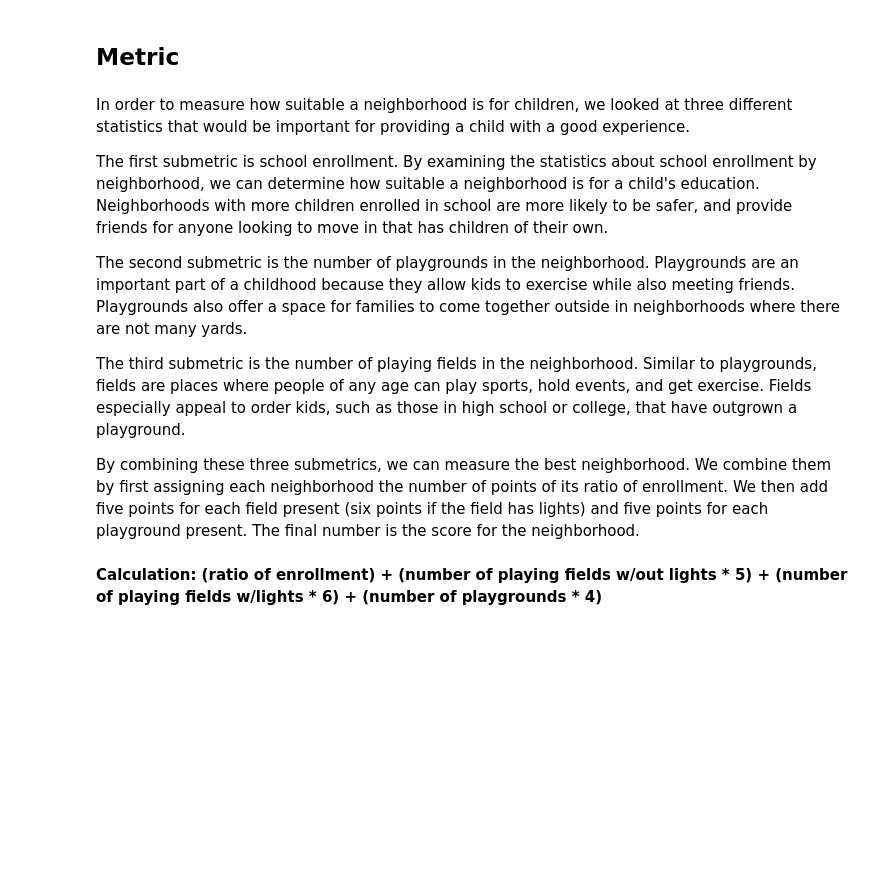
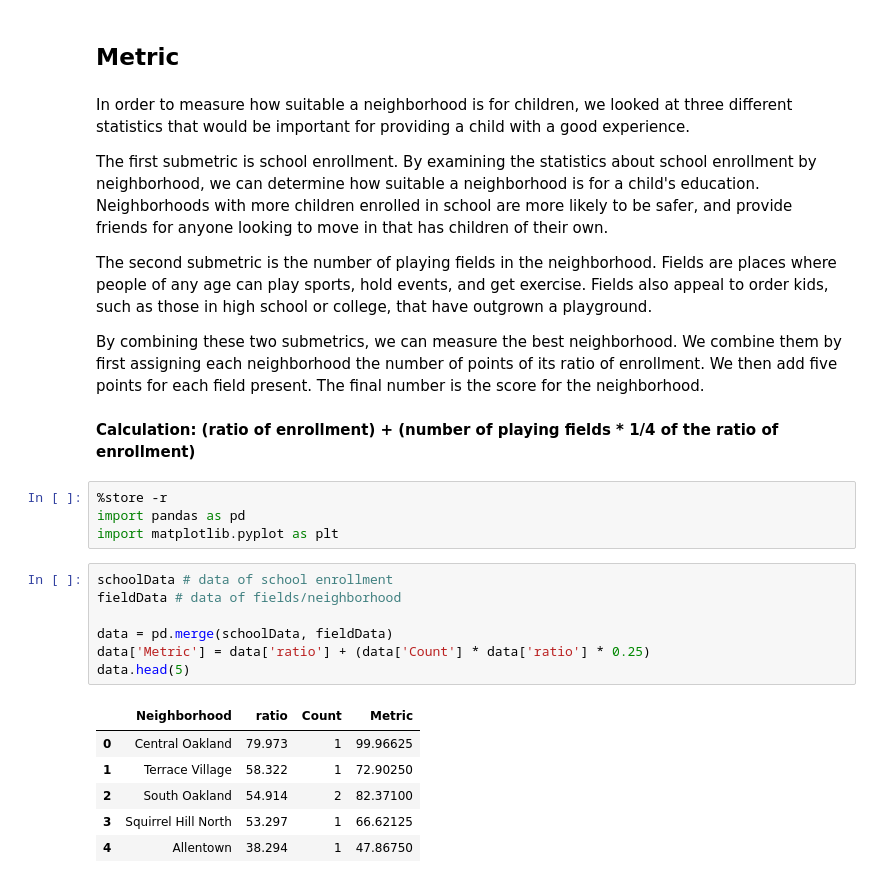
Before and after one commit to camickey7113/CMPINF-0010-Final-Project, a Jupyter notebook: final notebook.ipynb, the cells around one changed output. Drawn from its saved outputs; the diff is of its cells as text; blank space fills up the shorter version.

```diff
--- a/final notebook.ipynb
+++ b/final notebook.ipynb
@@ -13,10 +13,26 @@ In order to measure how suitable a neighborhood is for children, we looked at th
 
 The first submetric is school enrollment. By examining the statistics about school enrollment by neighborhood, we can determine how suitable a neighborhood is for a child's education. Neighborhoods with more children enrolled in school are more likely to be safer, and provide friends for anyone looking to move in that has children of their own.
 
-The second submetric is the number of playgrounds in the neighborhood. Playgrounds are an important part of a childhood because they allow kids to exercise while also meeting friends. Playgrounds also offer a space for families to come together outside in neighborhoods where there are not many yards.
+The second submetric is the number of playing fields in the neighborhood. Fields are places where people of any age can play sports, hold events, and get exercise. Fields also appeal to order kids, such as those in high school or college, that have outgrown a playground.
 
-The third submetric is the number of playing fields in the neighborhood. Similar to playgrounds, fields are places where people of any age can play sports, hold events, and get exercise. Fields especially appeal to order kids, such as those in high school or college, that have outgrown a playground.
-
-By combining these three submetrics, we can measure the best neighborhood. We combine them by first assigning each neighborhood the number of points of its ratio of enrollment. We then add five points for each field present (six points if the field has lights) and five points for each playground present. The final number is the score for the neighborhood.
+By combining these two submetrics, we can measure the best neighborhood. We combine them by first assigning each neighborhood the number of points of its ratio of enrollment. We then add five points for each field present. The final number is the score for the neighborhood.
 # %% [markdown]
-**Calculation: (ratio of enrollment) + (number of playing fields w/out lights * 5) +  (number of playing fields w/lights * 6) + (number of playgrounds * 4)**
+**Calculation: (ratio of enrollment) + (number of playing fields * 1/4 of the ratio of enrollment)**
+# %%
+%store -r
+import pandas as pd
+import matplotlib.pyplot as plt
+# %%
+schoolData # data of school enrollment
+fieldData # data of fields/neighborhood
+
+data = pd.merge(schoolData, fieldData)
+data['Metric'] = data['ratio'] + (data['Count'] * data['ratio'] * 0.25)
+data.head(5)
+# %% [output]
+|  | Neighborhood | ratio | Count | Metric |
+| 0 | Central Oakland | 79.973 | 1 | 99.96625 |
+| 1 | Terrace Village | 58.322 | 1 | 72.90250 |
+| 2 | South Oakland | 54.914 | 2 | 82.37100 |
+| 3 | Squirrel Hill North | 53.297 | 1 | 66.62125 |
+| 4 | Allentown | 38.294 | 1 | 47.86750 |
```
Also changed, not shown: parts of 2 cells of this notebook, 2 other files.
